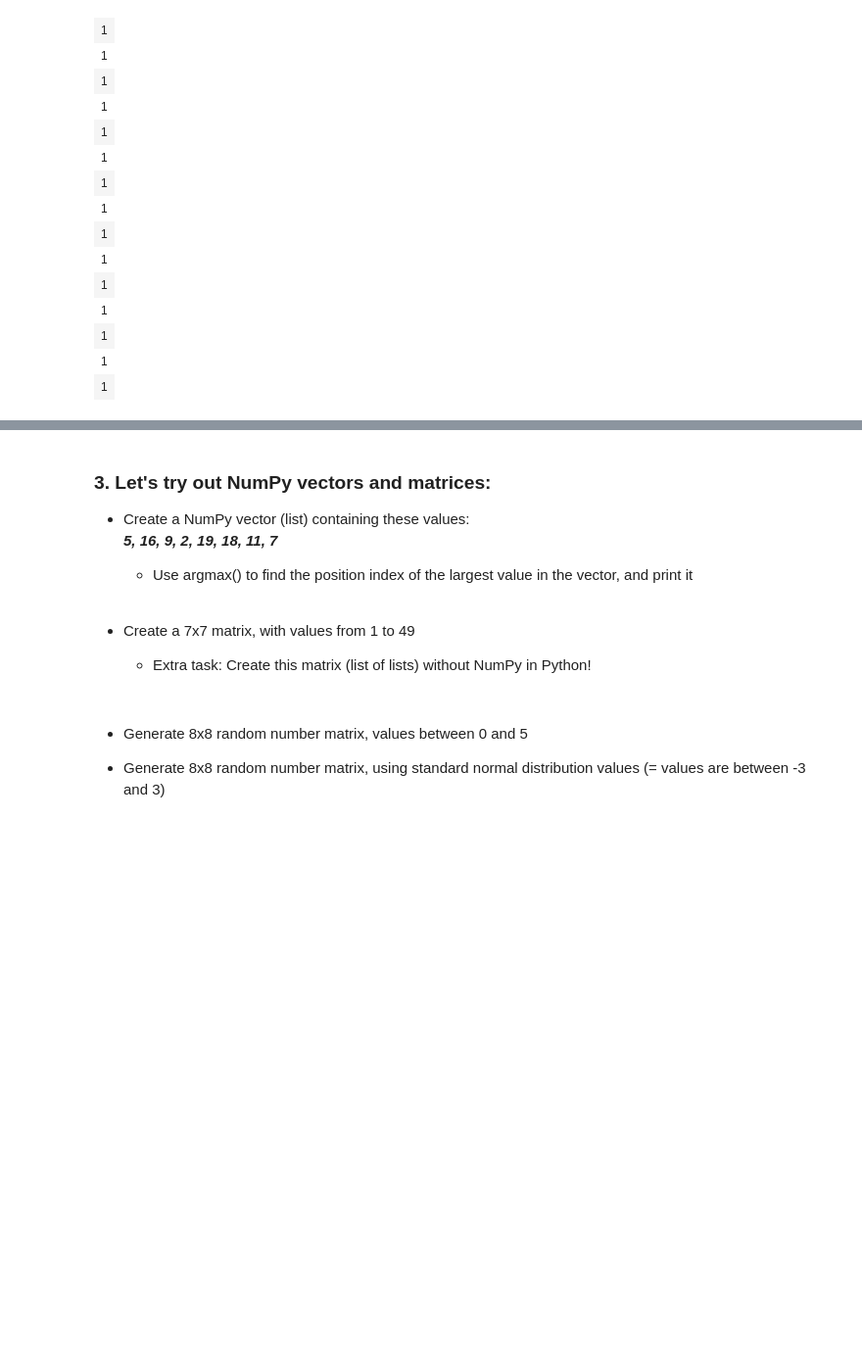
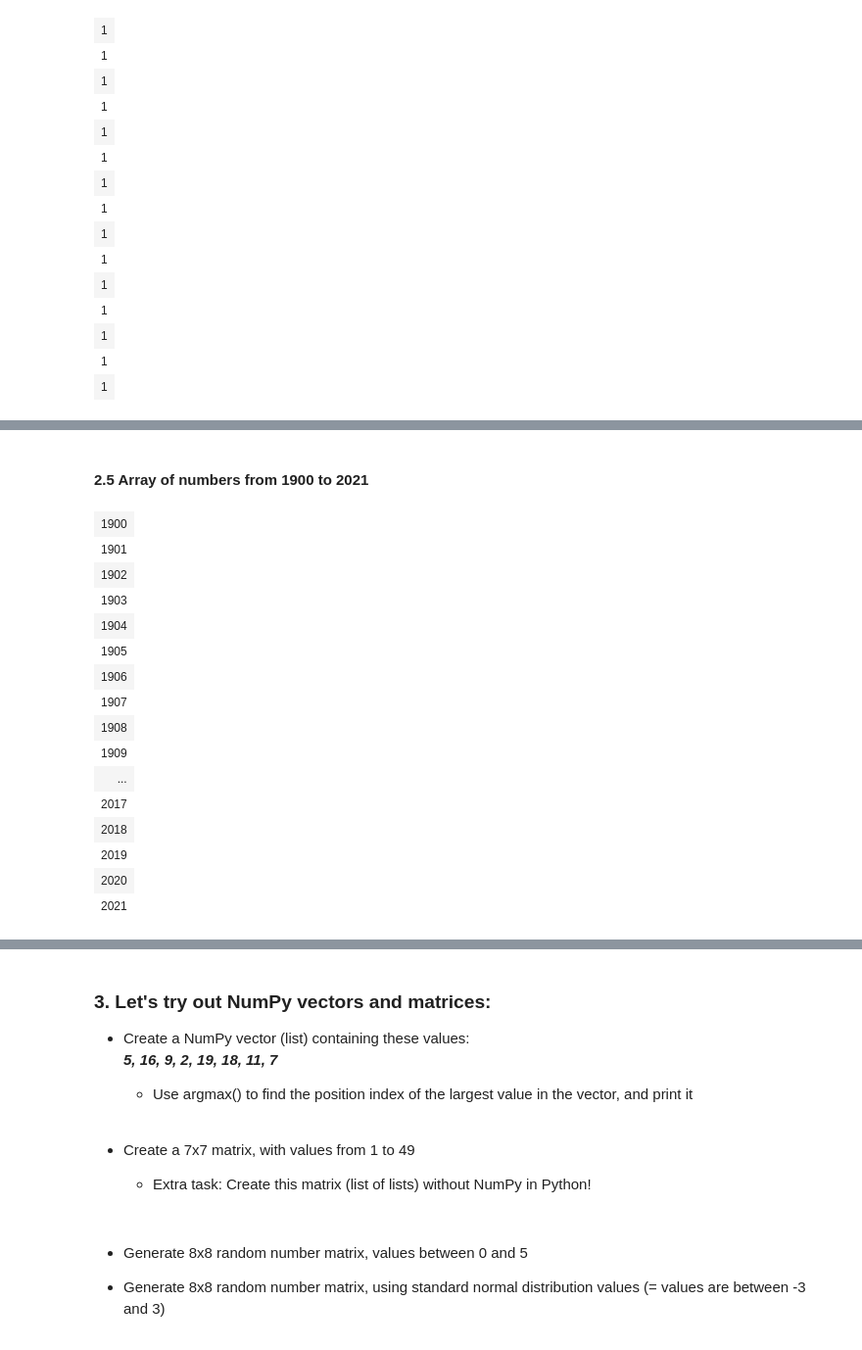
Before and after one commit to jtsillan/DataAnalytics, a Jupyter notebook: exercise_set_1.ipynb, the cells around one changed output, grey strips where cells are left out. Shown at 98% size. Drawn from its saved outputs; the diff is of its cells as text; code cells hidden in the pictures; blank space fills up the shorter version.

```diff
--- a/exercise_set_1.ipynb
+++ b/exercise_set_1.ipynb
@@ -211,0 +252,22 @@ np.ones(15, dtype=int)
+# %% [markdown]
+<h4>2.5 Array of numbers from 1900 to 2021</h4>
+# %%
+# Create array of numbers between 1900..2021
+np.arange(1900, 2022, 1)
+# %% [output]
+| 1900 |
+| 1901 |
+| 1902 |
+| 1903 |
+| 1904 |
+| 1905 |
+| 1906 |
+| 1907 |
+| 1908 |
+| 1909 |
+| ... |
+| 2017 |
+| 2018 |
+| 2019 |
+| 2020 |
+| 2021 |
```
Also changed, not shown: parts of 32 cells of this notebook.
